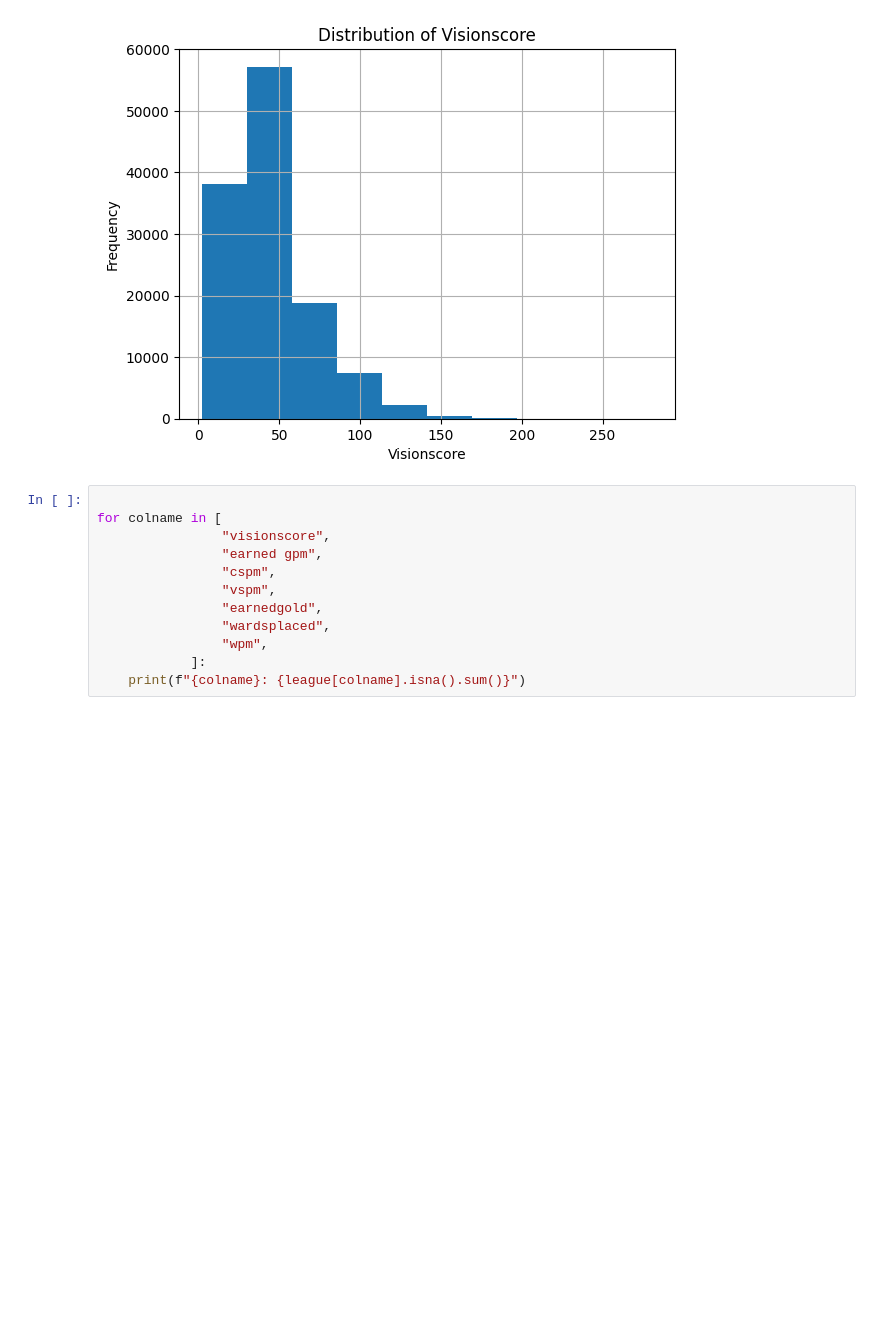
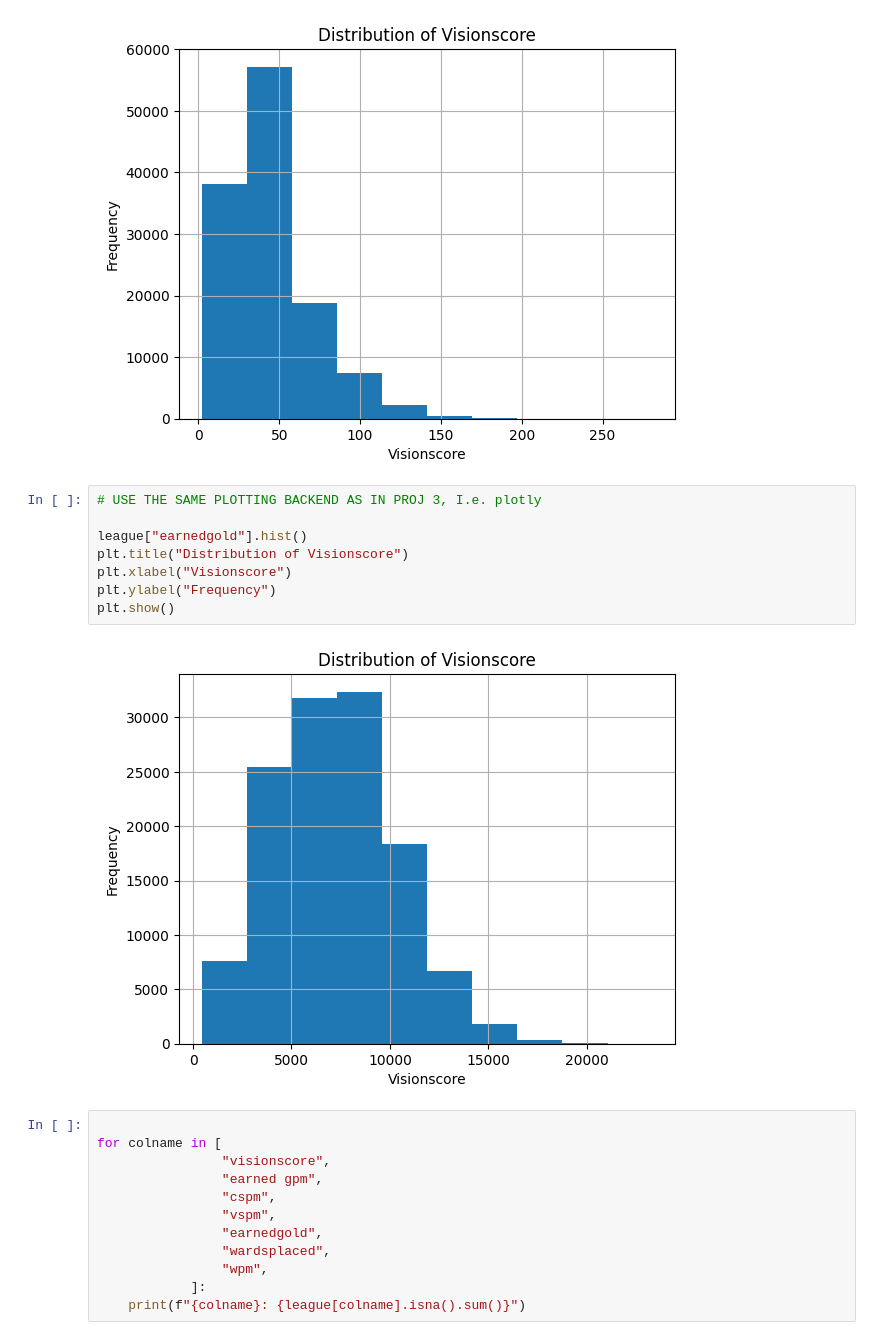
Before and after one commit to apm-denizens/dsc80-project5-notebook, a Jupyter notebook: notebook.ipynb, the cells around one changed output. Cells and saved outputs as stored; diff of their text form; blank space fills up the shorter version.

```diff
--- a/notebook.ipynb
+++ b/notebook.ipynb
@@ -332,6 +332,16 @@ plt.ylabel("Frequency")
 plt.show()
 # %% [output]
 [figure]
+# %%
+# USE THE SAME PLOTTING BACKEND AS IN PROJ 3, I.e. plotly
+
+league["earnedgold"].hist()
+plt.title("Distribution of Visionscore")
+plt.xlabel("Visionscore")
+plt.ylabel("Frequency")
+plt.show()
+# %% [output]
+[figure, added]
 # %%
 
 for colname in [
```
Also changed, not shown: 1 other file.
